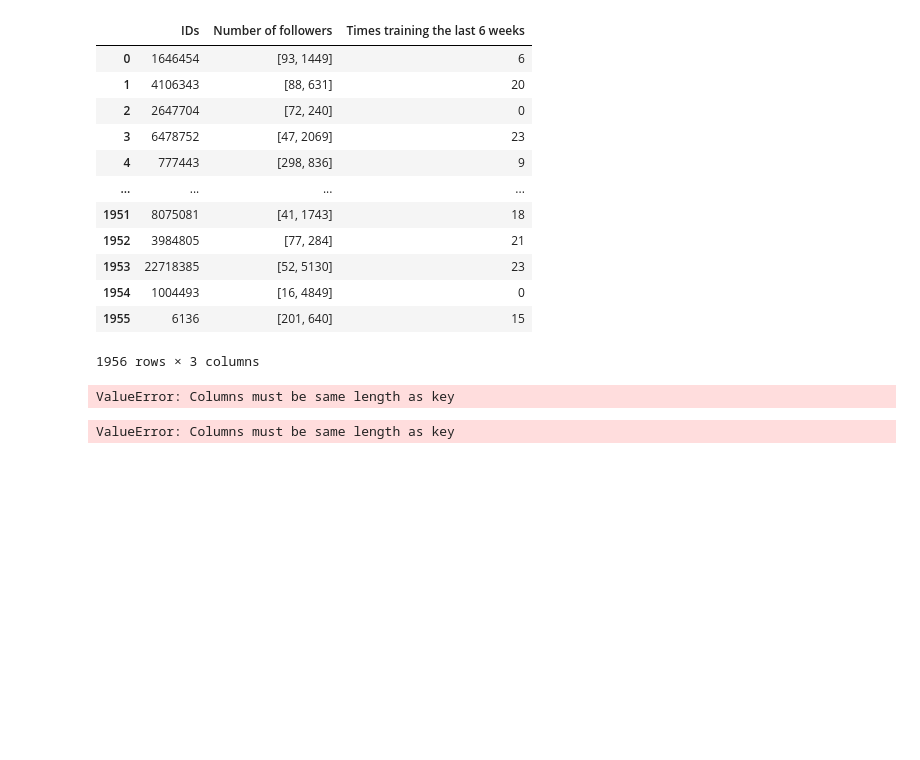
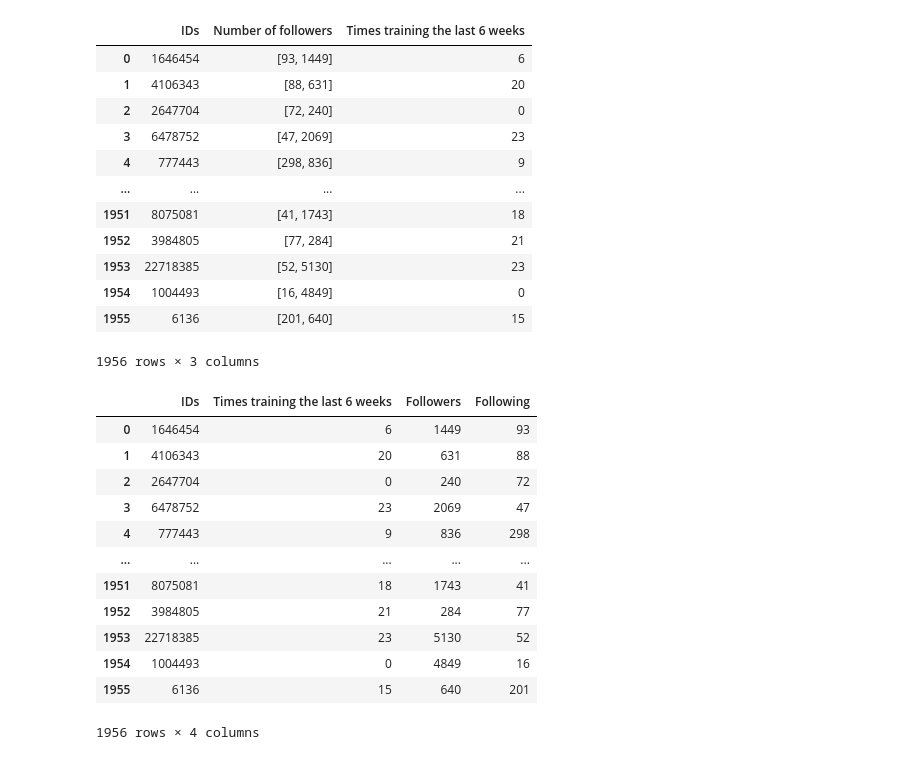
Before and after one commit to javier-pradera/Project-Week-3-Data-Thieves, a Jupyter notebook: your-project/Code/Paula/Strava_Daily_Activities.ipynb, the cells around one changed output. Cells and saved outputs as stored; diff of their text form; code cells hidden in the pictures; blank space fills up the shorter version.

```diff
--- a/your-project/Code/Paula/Strava_Daily_Activities.ipynb
+++ b/your-project/Code/Paula/Strava_Daily_Activities.ipynb
@@ -2148,4 +2134,19 @@ table3["Followers"] = [row[1] for row in table3["Number of followers"]]
 table3["Following"] = [row[0] for row in table3["Number of followers"]]
 # %%
 table4 = table3.drop(["Number of followers"],axis=1)
+table4
+# %% [output]
+|  | IDs | Times training the last 6 weeks | Followers | Following |
+| 0 | 1646454 | 6 | 1449 | 93 |
+| 1 | 4106343 | 20 | 631 | 88 |
+| 2 | 2647704 | 0 | 240 | 72 |
+| 3 | 6478752 | 23 | 2069 | 47 |
+| 4 | 777443 | 9 | 836 | 298 |
+| ... | ... | ... | ... | ... |
+| 1951 | 8075081 | 18 | 1743 | 41 |
+| 1952 | 3984805 | 21 | 284 | 77 |
+| 1953 | 22718385 | 23 | 5130 | 52 |
+| 1954 | 1004493 | 0 | 4849 | 16 |
+| 1955 | 6136 | 15 | 640 | 201 |
+1956 rows × 4 columns
 # %%
@@ -2156,8 +2153,0 @@ for row in table3['Number of followers']:
-# %%
-table3[['Following','Followers']] = table3['Number of followers'].str.split(",",expand=True,)
-# %% [output]
-ValueError: Columns must be same length as key
-# %%
-table3[['Day 1','Day 2','Day 3','Day 4','Day 5','Day 6','Day 7','Day 8','Day 9','Day 10','Day 11','Day 12','Day 13','Day 14','Day 15','Day 16','Day 17','Day 18','Day 19','Day 20','Day 21','Day 22','Day 23']] 2= table3['Last 6 weeks activity'].str.split(",",expand=True,)
-# %% [output]
-ValueError: Columns must be same length as key
```
Also changed, not shown: parts of 11 cells of this notebook, 10 other files.
